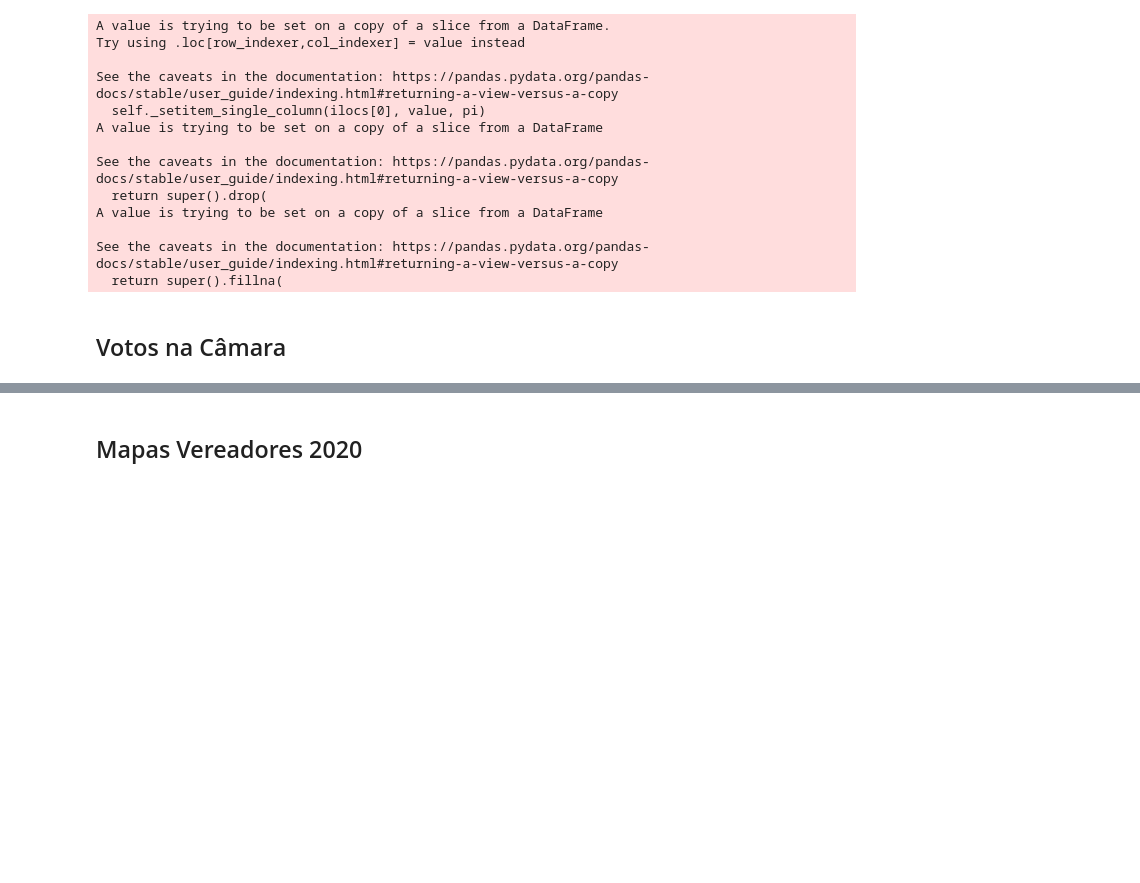
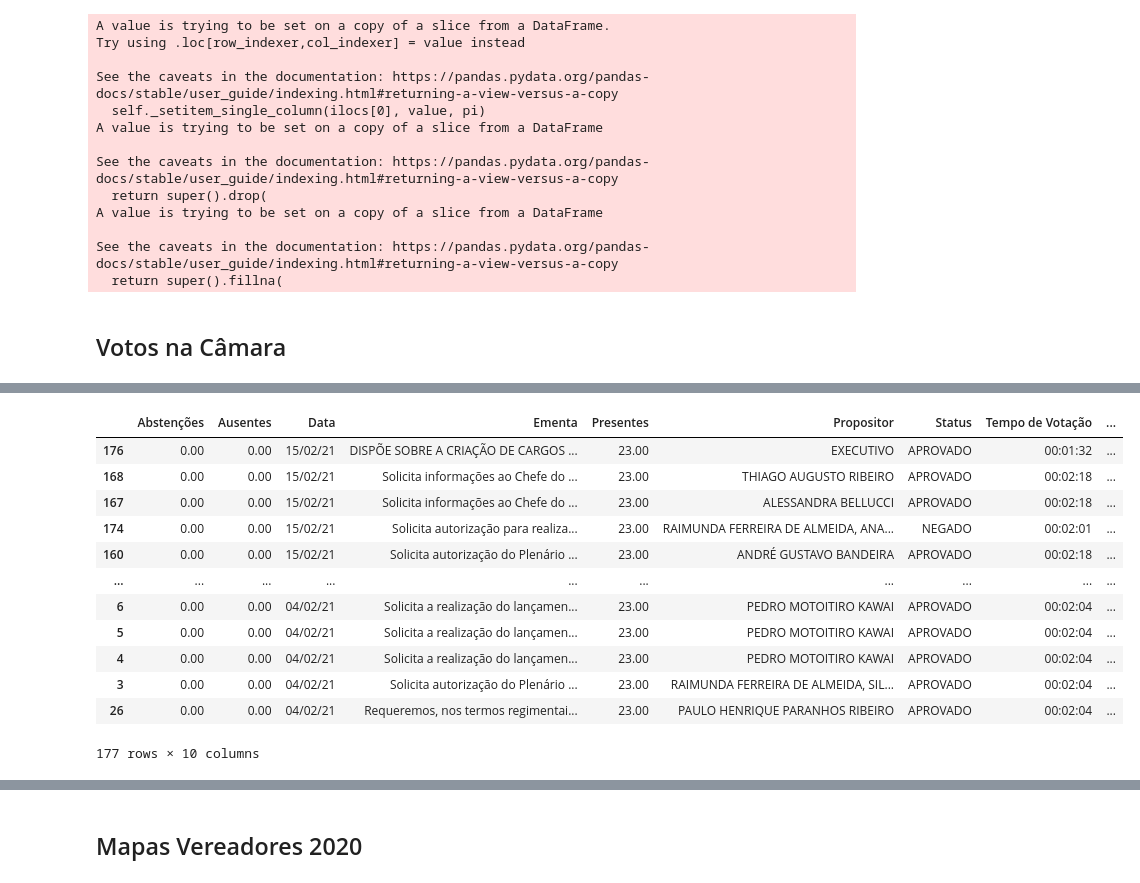
Before and after one commit to yanprada/platform-curiocidades, a Jupyter notebook: notebook/Cria as Tabelas.ipynb, the cells around one changed output, grey strips where cells are left out. Drawn from its saved outputs; the diff is of its cells as text; code cells hidden in the pictures; blank space fills up the shorter version.

Commit message:
sessoes

```diff
--- a/notebook/Cria as Tabelas.ipynb
+++ b/notebook/Cria as Tabelas.ipynb
@@ -903,0 +891,3 @@ base_df.to_csv(Path(path_download10,'sessoes.csv'))
+# %%
+sessoes=pd.read_csv(Path(path_download10,'sessoes.csv'))
+sessoes.drop('Unnamed: 0',axis=1,inplace=True)
@@ -903,0 +914,16 @@ base_df.to_csv(Path(path_download10,'sessoes.csv'))
+# %%
+sessoes.sort_values('Data',ascending=False,inplace=True)
+# %% [output]
+|  | Abstenções | Ausentes | Data | Ementa | Presentes | Propositor | Status | Tempo de Votação | ... |
+| 176 | 0.00 | 0.00 | 15/02/21 | DISPÕE SOBRE A CRIAÇÃO DE CARGOS ... | 23.00 | EXECUTIVO | APROVADO | 00:01:32 | ... |
+| 168 | 0.00 | 0.00 | 15/02/21 | Solicita informações ao Chefe do ... | 23.00 | THIAGO AUGUSTO RIBEIRO | APROVADO | 00:02:18 | ... |
+| 167 | 0.00 | 0.00 | 15/02/21 | Solicita informações ao Chefe do ... | 23.00 | ALESSANDRA BELLUCCI | APROVADO | 00:02:18 | ... |
+| 174 | 0.00 | 0.00 | 15/02/21 | Solicita autorização para realiza... | 23.00 | RAIMUNDA FERREIRA DE ALMEIDA, ANA... | NEGADO | 00:02:01 | ... |
+| 160 | 0.00 | 0.00 | 15/02/21 | Solicita autorização do Plenário ... | 23.00 | ANDRÉ GUSTAVO BANDEIRA | APROVADO | 00:02:18 | ... |
+| ... | ... | ... | ... | ... | ... | ... | ... | ... | ... |
+| 6 | 0.00 | 0.00 | 04/02/21 | Solicita a realização do lançamen... | 23.00 | PEDRO MOTOITIRO KAWAI | APROVADO | 00:02:04 | ... |
+| 5 | 0.00 | 0.00 | 04/02/21 | Solicita a realização do lançamen... | 23.00 | PEDRO MOTOITIRO KAWAI | APROVADO | 00:02:04 | ... |
+| 4 | 0.00 | 0.00 | 04/02/21 | Solicita a realização do lançamen... | 23.00 | PEDRO MOTOITIRO KAWAI | APROVADO | 00:02:04 | ... |
+| 3 | 0.00 | 0.00 | 04/02/21 | Solicita autorização do Plenário ... | 23.00 | RAIMUNDA FERREIRA DE ALMEIDA, SIL... | APROVADO | 00:02:04 | ... |
+| 26 | 0.00 | 0.00 | 04/02/21 | Requeremos, nos termos regimentai... | 23.00 | PAULO HENRIQUE PARANHOS RIBEIRO | APROVADO | 00:02:04 | ... |
+177 rows × 10 columns
```
Also changed, not shown: parts of 9 cells of this notebook, 8 other files.
